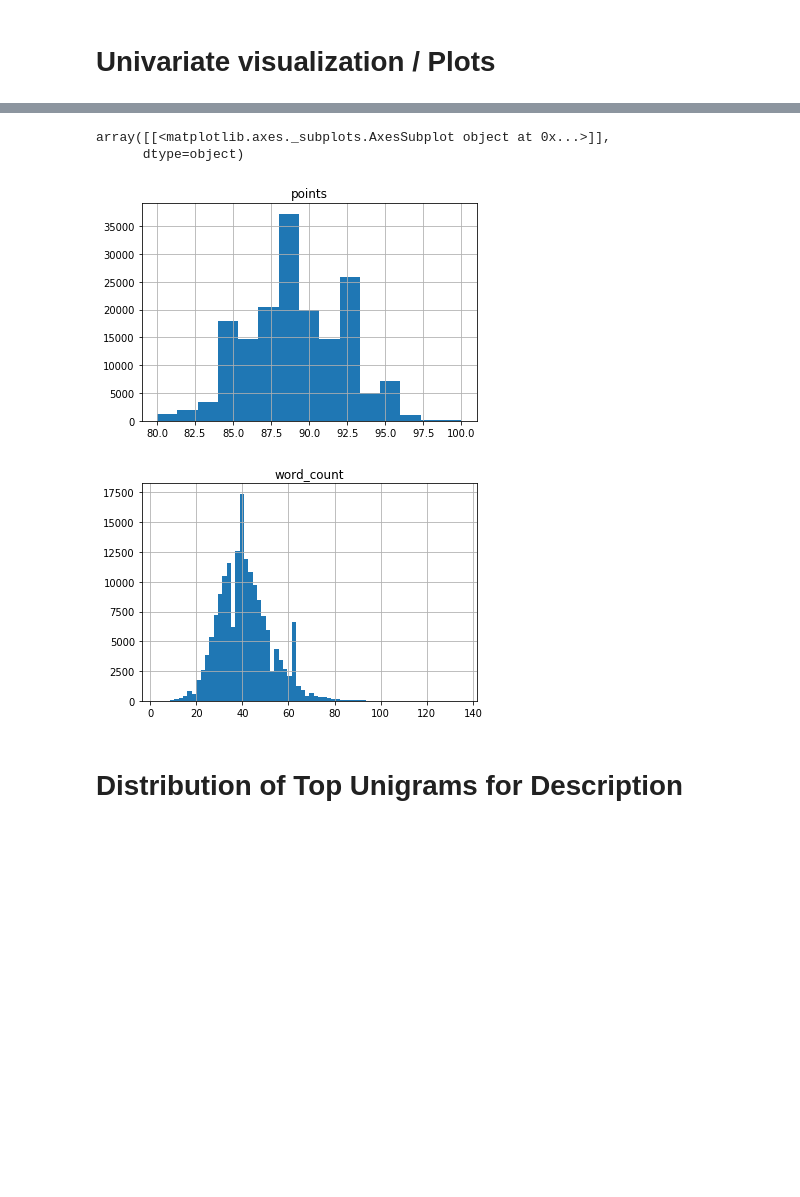
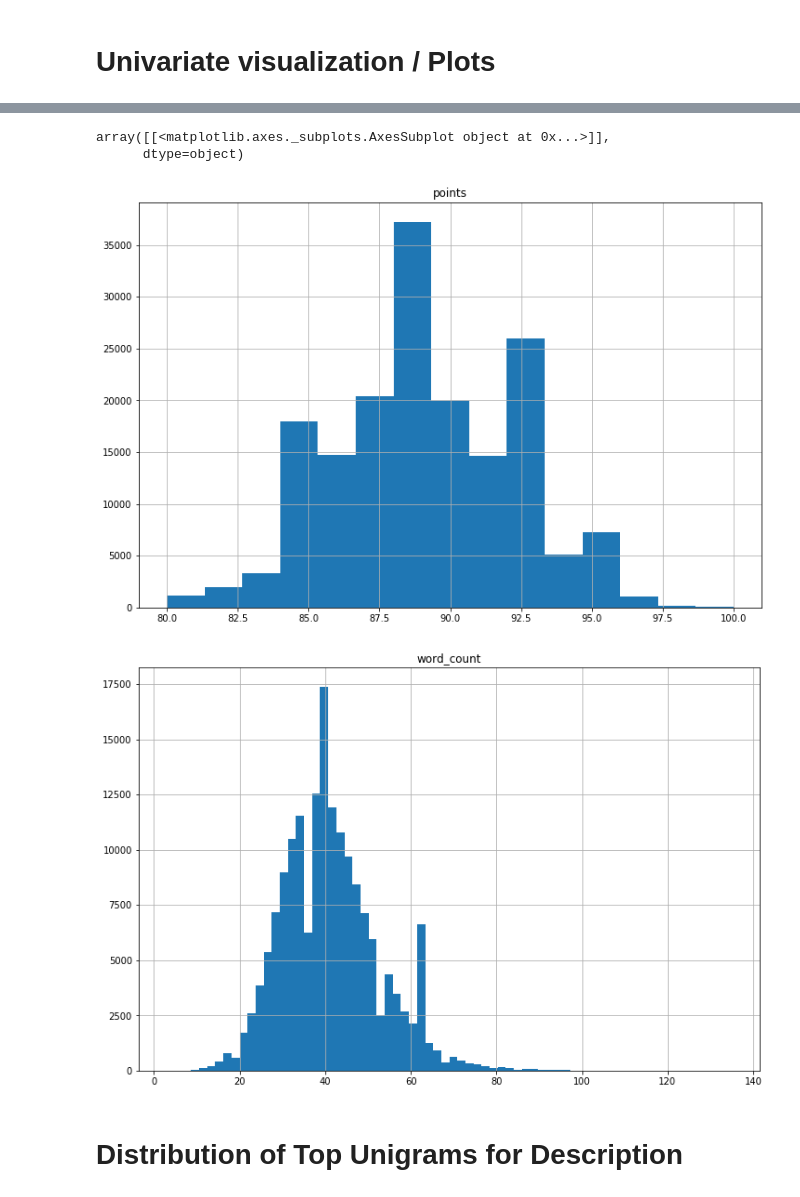
Before and after one commit to erictonian/FinalProject-WorldWineWebML, a Jupyter notebook: analysis/description_analysis.ipynb, the cells around one changed output, grey strips where cells are left out. Cells and saved outputs as stored; diff of their text form; code cells hidden in the pictures; blank space fills up the shorter version.

```diff
--- a/analysis/description_analysis.ipynb
+++ b/analysis/description_analysis.ipynb
@@ -103,12 +104,12 @@ array([[<matplotlib.axes._subplots.AxesSubplot object at 0x...>]],
 # %%
 # distirbtuion of points and word count
-wine_df.hist(column="points", bins = 15)
-wine_df.hist(column="word_count", bins = 70)
+wine_df.hist(column="points", bins = 15, figsize = (12,8))
+wine_df.hist(column="word_count", bins = 70, figsize = (12,8))
 # %% [output]
 array([[<matplotlib.axes._subplots.AxesSubplot object at 0x...>]],
       dtype=object)
-[figure, old version]
+[figure, new version]
-[figure, old version]
+[figure, new version]
 # %% [markdown]
 # Distribution of Top Unigrams for Description
 # %%
```
Also changed, not shown: parts of 10 cells of this notebook, 2 other files.
